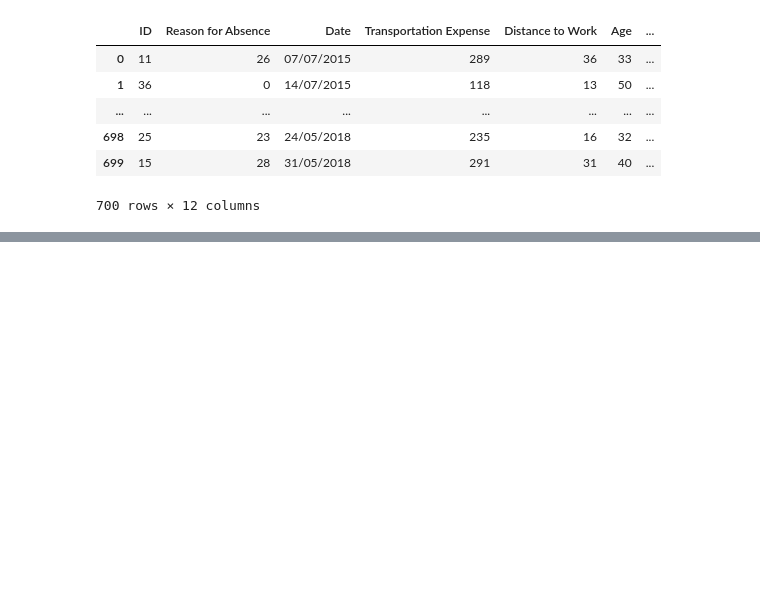
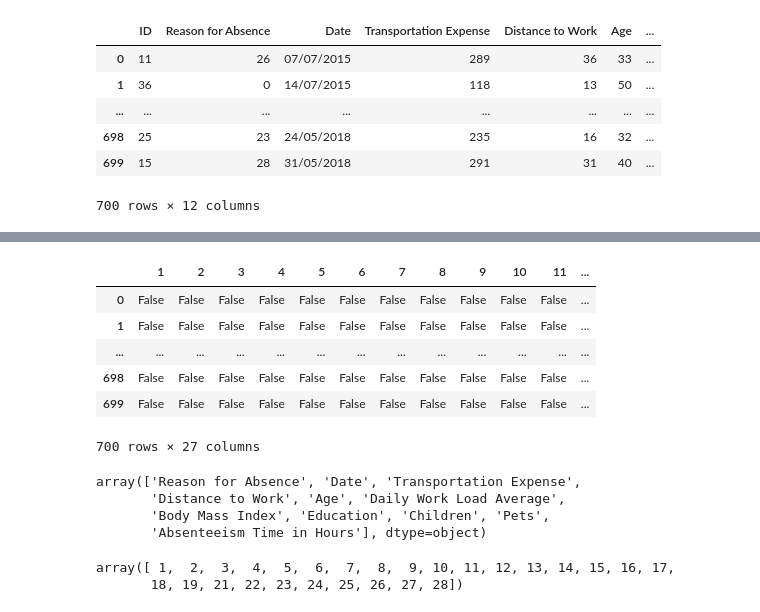
Before and after one commit to Kyotun/ML, a Jupyter notebook: absenteeism/main.ipynb, the cells around one changed output, grey strips where cells are left out. Cells and saved outputs as stored; diff of their text form; code cells hidden in the pictures; blank space fills up the shorter version.

```diff
--- a/absenteeism/main.ipynb
+++ b/absenteeism/main.ipynb
@@ -61,0 +105,25 @@ df
+# %%
+#drop the unkown reasons -> 0s
+reason_columns = pd.get_dummies(df['Reason for Absence'], drop_first=True)
+reason_columns
+# %% [output]
+|  | 1 | 2 | 3 | 4 | 5 | 6 | 7 | 8 | 9 | 10 | 11 | ... |
+| 0 | False | False | False | False | False | False | False | False | False | False | False | ... |
+| 1 | False | False | False | False | False | False | False | False | False | False | False | ... |
+| ... | ... | ... | ... | ... | ... | ... | ... | ... | ... | ... | ... | ... |
+| 698 | False | False | False | False | False | False | False | False | False | False | False | ... |
+| 699 | False | False | False | False | False | False | False | False | False | False | False | ... |
+700 rows × 27 columns
+# %%
+#if we add the dummy variables to the df we would observe duplication of Reason for Absence, therefore drop that column
+df.columns.values
+# %% [output]
+array(['Reason for Absence', 'Date', 'Transportation Expense',
+       'Distance to Work', 'Age', 'Daily Work Load Average',
+       'Body Mass Index', 'Education', 'Children', 'Pets',
+       'Absenteeism Time in Hours'], dtype=object)
+# %%
+reason_columns.columns.values
+# %% [output]
+array([ 1,  2,  3,  4,  5,  6,  7,  8,  9, 10, 11, 12, 13, 14, 15, 16, 17,
+       18, 19, 21, 22, 23, 24, 25, 26, 27, 28])
```
Also changed, not shown: parts of 34 cells of this notebook.
